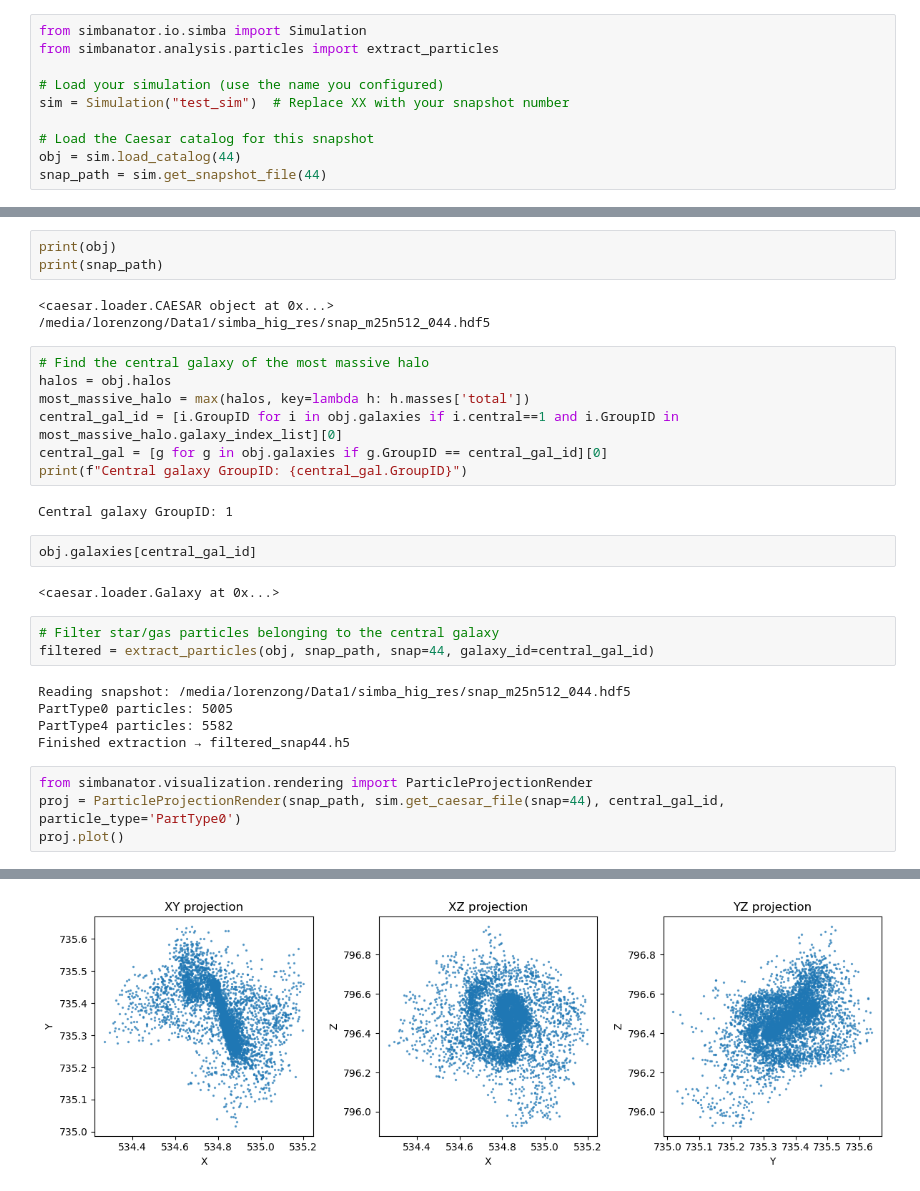
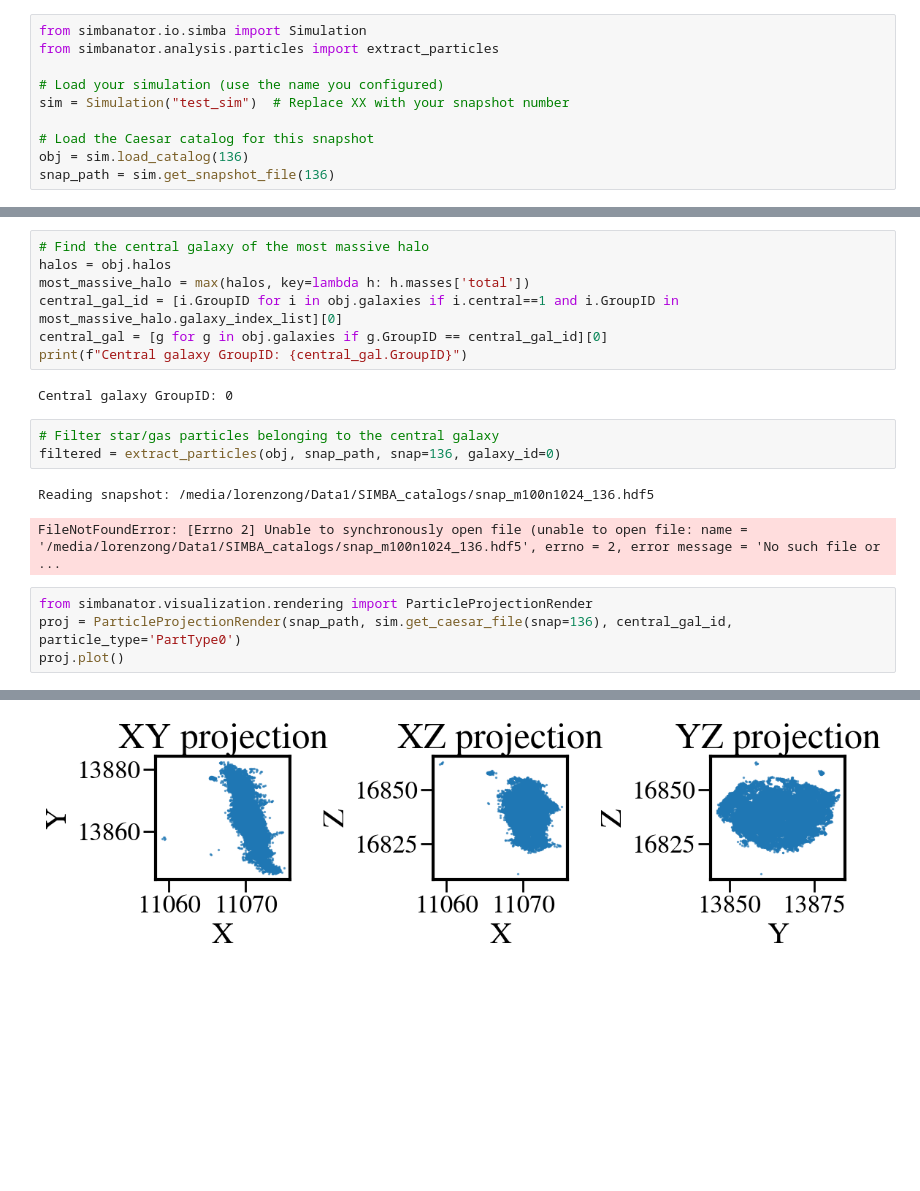
Before and after one commit to GiulianoLo/analize_simba_cgm, a Jupyter notebook: test_full_functions_backup.ipynb, the cells around one changed output, grey strips where cells are left out. Drawn from its saved outputs; the diff is of its cells as text; blank space fills up the shorter version.

```diff
--- a/test_full_functions_backup.ipynb
+++ b/test_full_functions_backup.ipynb
@@ -6,6 +6,6 @@ from simbanator.analysis.particles import extract_particles
 sim = Simulation("test_sim")  # Replace XX with your snapshot number
 
 # Load the Caesar catalog for this snapshot
-obj = sim.load_catalog(44)
-snap_path = sim.get_snapshot_file(44)
+obj = sim.load_catalog(136)
+snap_path = sim.get_snapshot_file(136)
 # %% [output]
@@ -15,9 +15,3 @@ yt : [INFO     ] 2026-03-08 14:26:13,345 Found 1773 galaxies
-# %%
-print(obj)
-print(snap_path)
-# %% [output]
-<caesar.loader.CAESAR object at 0x...>
-/media/lorenzong/Data1/simba_hig_res/snap_m25n512_044.hdf5
 # %%
 # Find the central galaxy of the most massive halo
 halos = obj.halos
@@ -26,21 +20,15 @@ central_gal_id = [i.GroupID for i in obj.galaxies if i.central==1 and i.GroupID
 central_gal = [g for g in obj.galaxies if g.GroupID == central_gal_id][0]
 print(f"Central galaxy GroupID: {central_gal.GroupID}")
 # %% [output]
-Central galaxy GroupID: 1
+Central galaxy GroupID: 0
-# %%
-obj.galaxies[central_gal_id]
-# %% [output]
-<caesar.loader.Galaxy at 0x...>
 # %%
 # Filter star/gas particles belonging to the central galaxy
-filtered = extract_particles(obj, snap_path, snap=44, galaxy_id=central_gal_id)
+filtered = extract_particles(obj, snap_path, snap=136, galaxy_id=0)
 # %% [output]
-Reading snapshot: /media/lorenzong/Data1/simba_hig_res/snap_m25n512_044.hdf5
-PartType0 particles: 5005
-PartType4 particles: 5582
-Finished extraction → filtered_snap44.h5
+Reading snapshot: /media/lorenzong/Data1/SIMBA_catalogs/snap_m100n1024_136.hdf5
+FileNotFoundError: [Errno 2] Unable to synchronously open file (unable to open file: name = '/media/lorenzong/Data1/SIMBA_catalogs/snap_m100n1024_136.hdf5', errno = 2, error message = 'No such file or ...
 # %%
 from simbanator.visualization.rendering import ParticleProjectionRender
-proj = ParticleProjectionRender(snap_path, sim.get_caesar_file(snap=44), central_gal_id, particle_type='PartType0')
+proj = ParticleProjectionRender(snap_path, sim.get_caesar_file(snap=136), central_gal_id, particle_type='PartType0')
 proj.plot()
 # %% [output]
@@ -64 +52 @@ yt : [INFO     ] 2026-03-08 12:54:10,432 Allocating for 2.684e+08 particles
-[figure, old version]
+[figure, new version]
```
Also changed, not shown: parts of 12 cells of this notebook, 10 other files.
